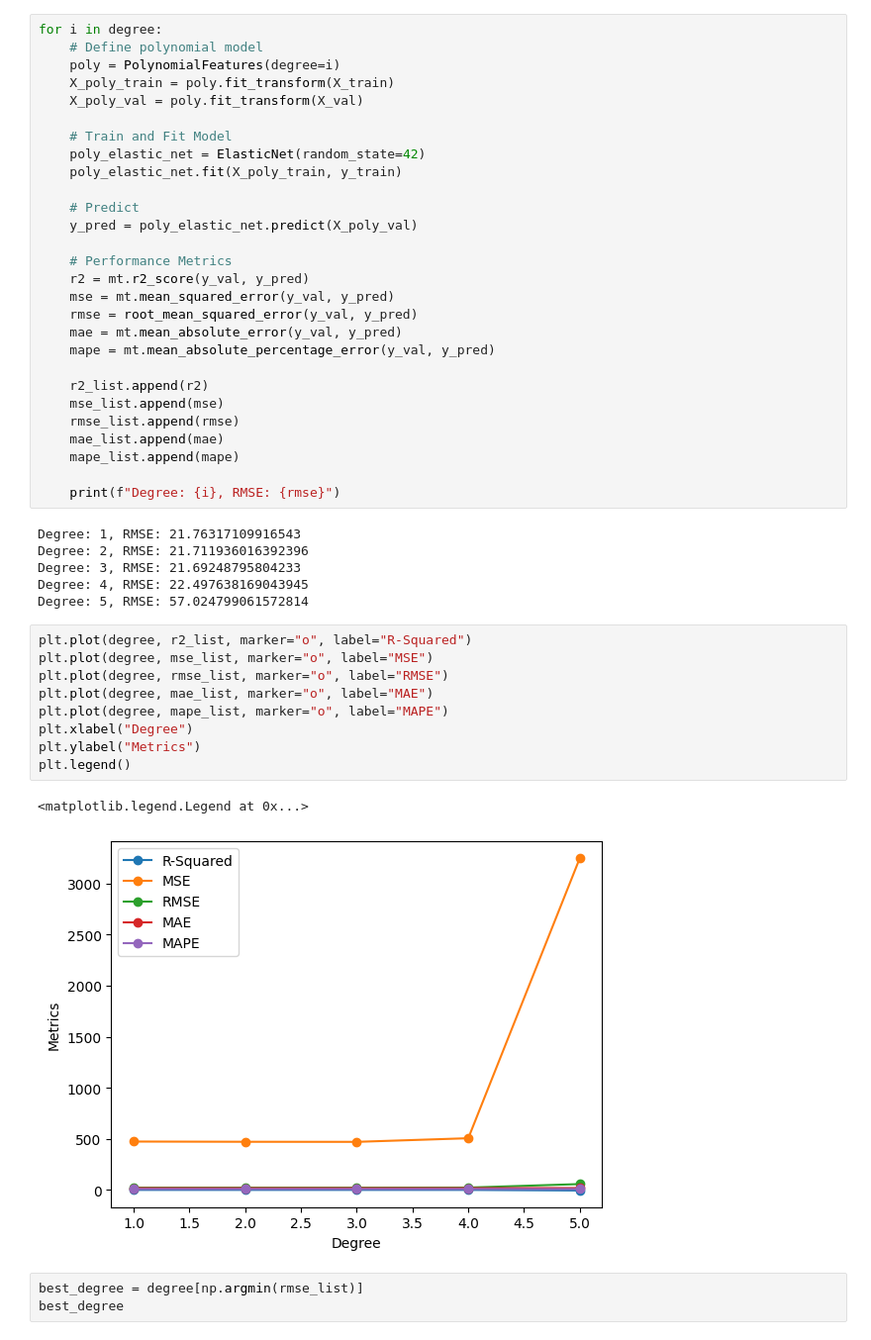
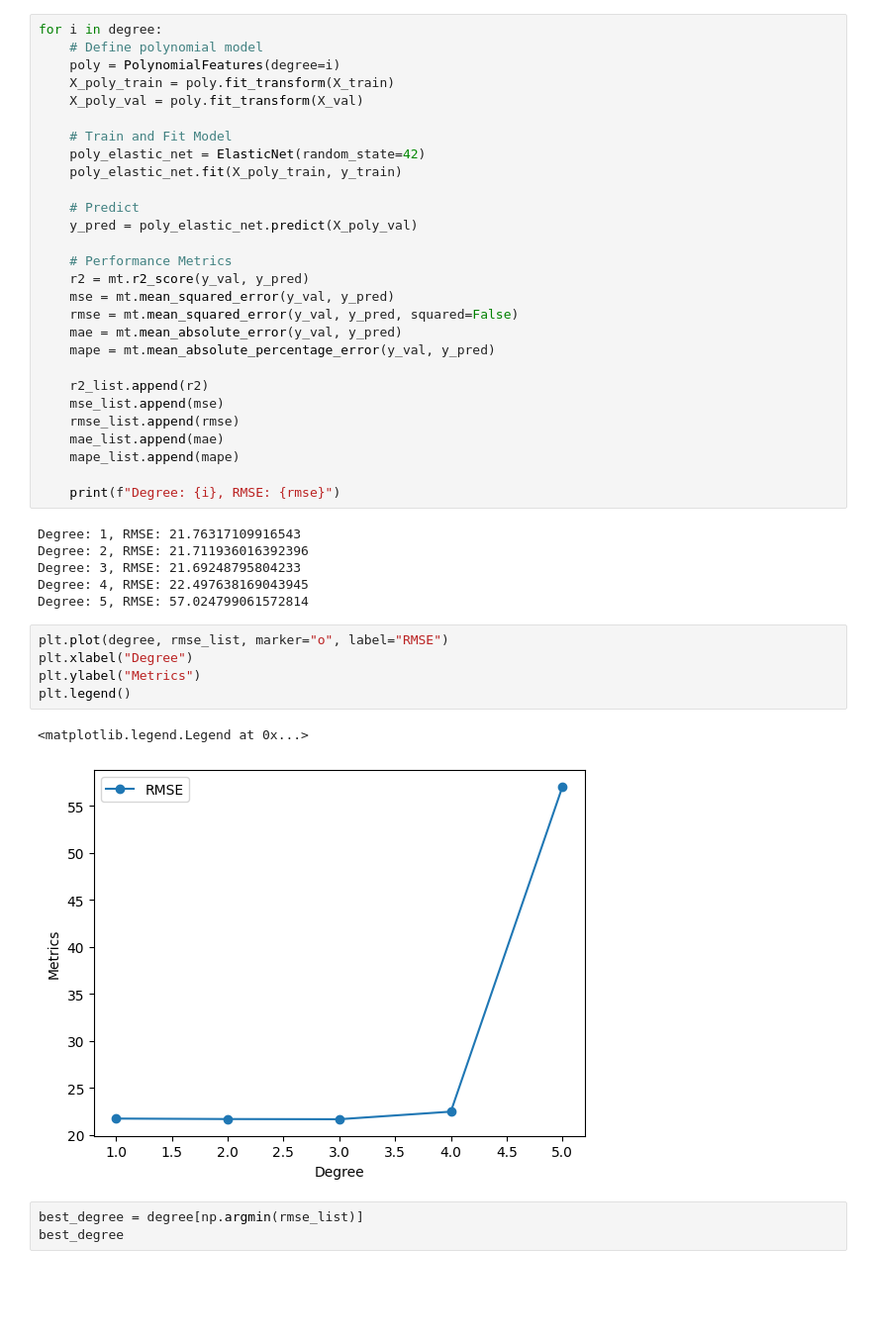
Before and after one commit to eliasbatistasouza/ml_essay, a Jupyter notebook: Regression/Polynomial_Regression_ElasticNet.ipynb, the cells around one changed output. Shown at 99% size. Drawn from its saved outputs; the diff is of its cells as text; blank space fills up the shorter version.

```diff
--- a/Regression/Polynomial_Regression_ElasticNet.ipynb
+++ b/Regression/Polynomial_Regression_ElasticNet.ipynb
@@ -135,7 +131,7 @@ for i in degree:
     # Performance Metrics
     r2 = mt.r2_score(y_val, y_pred)
     mse = mt.mean_squared_error(y_val, y_pred)
-    rmse = root_mean_squared_error(y_val, y_pred)
+    rmse = mt.mean_squared_error(y_val, y_pred, squared=False)
     mae = mt.mean_absolute_error(y_val, y_pred)
     mape = mt.mean_absolute_percentage_error(y_val, y_pred)
 
@@ -153,17 +149,13 @@ Degree: 3, RMSE: 21.69248795804233
 Degree: 4, RMSE: 22.497638169043945
 Degree: 5, RMSE: 57.024799061572814
 # %%
-plt.plot(degree, r2_list, marker="o", label="R-Squared")
-plt.plot(degree, mse_list, marker="o", label="MSE")
 plt.plot(degree, rmse_list, marker="o", label="RMSE")
-plt.plot(degree, mae_list, marker="o", label="MAE")
-plt.plot(degree, mape_list, marker="o", label="MAPE")
 plt.xlabel("Degree")
 plt.ylabel("Metrics")
 plt.legend()
 # %% [output]
 <matplotlib.legend.Legend at 0x...>
-[figure, old version]
+[figure, new version]
 # %%
 best_degree = degree[np.argmin(rmse_list)]
 best_degree
```
Also changed, not shown: parts of 16 cells of this notebook, 12 other files.
